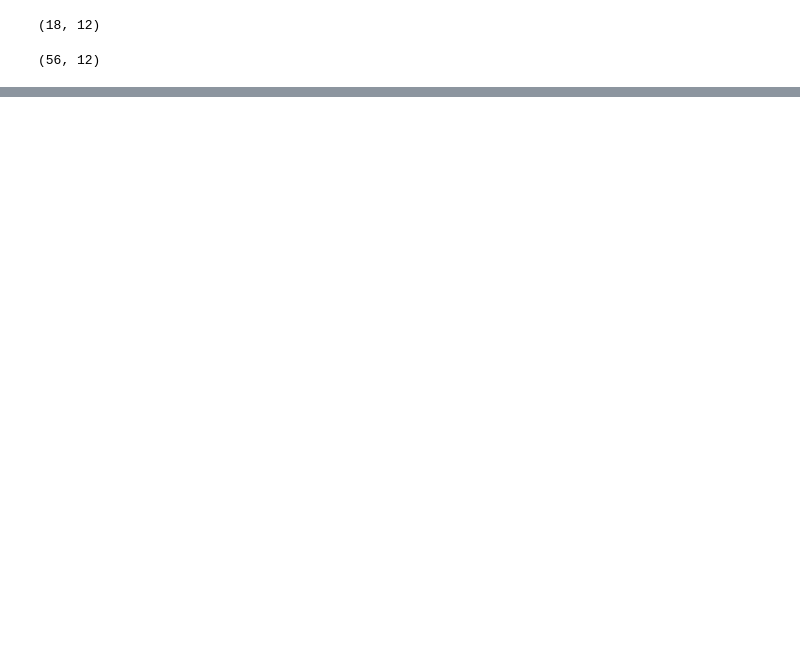
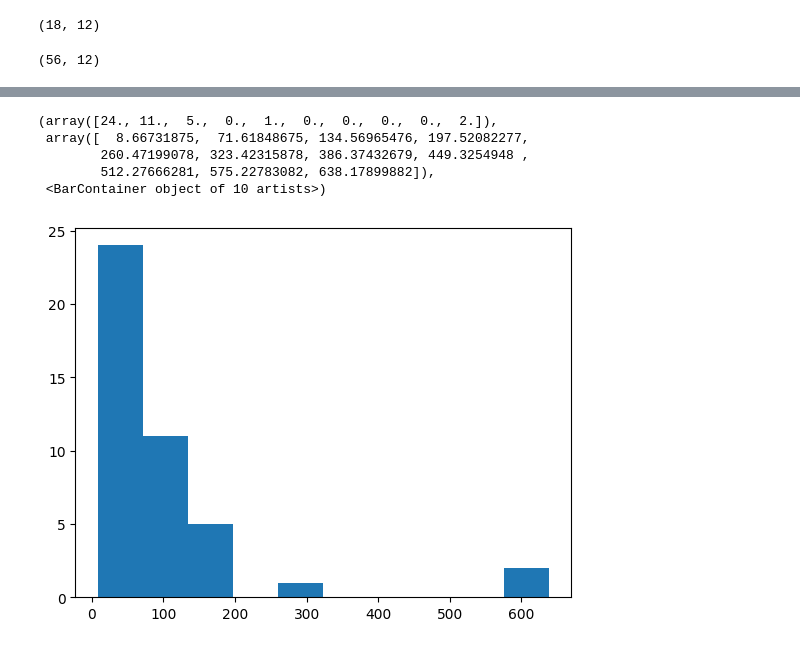
Before and after one commit to mc-will/BYU_Locating-Bacterial_Flagellar_Motors_2025, a Jupyter notebook: notebooks/ThomasDenoirjean_test_workflow.ipynb, the cells around one changed output, grey strips where cells are left out. Cells and saved outputs as stored; diff of their text form; code cells hidden in the pictures; blank space fills up the shorter version.

```diff
--- a/notebooks/ThomasDenoirjean_test_workflow.ipynb
+++ b/notebooks/ThomasDenoirjean_test_workflow.ipynb
@@ -581,0 +574,4 @@ t.sample(3)
+# %%
+df_regression['euclid_dist'] = tf.sqrt((df_regression['Motor_axis_2'] - df_regression['Pred_motor_axis_2'])**2 + (df_regression['Motor_axis_1'] - df_regression['Pred_motor_axis_1'])**2)
+# %%
+df_regression.loc[df_regression['Pred_motor_axis_1'] == -1, 'euclid_dist'] = np.nan
@@ -581,0 +587,9 @@ t.sample(3)
+# %%
+plt.hist(df_regression['euclid_dist'])
+# %% [output]
+(array([24., 11.,  5.,  0.,  1.,  0.,  0.,  0.,  0.,  2.]),
+ array([  8.66731875,  71.61848675, 134.56965476, 197.52082277,
+        260.47199078, 323.42315878, 386.37432679, 449.3254948 ,
+        512.27666281, 575.22783082, 638.17899882]),
+ <BarContainer object of 10 artists>)
+[figure, added]
```
Also changed, not shown: parts of 55 cells of this notebook, 1 other file.
